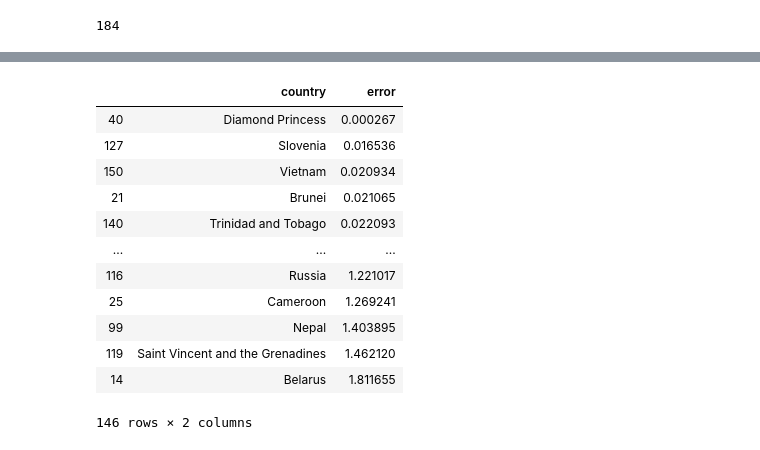
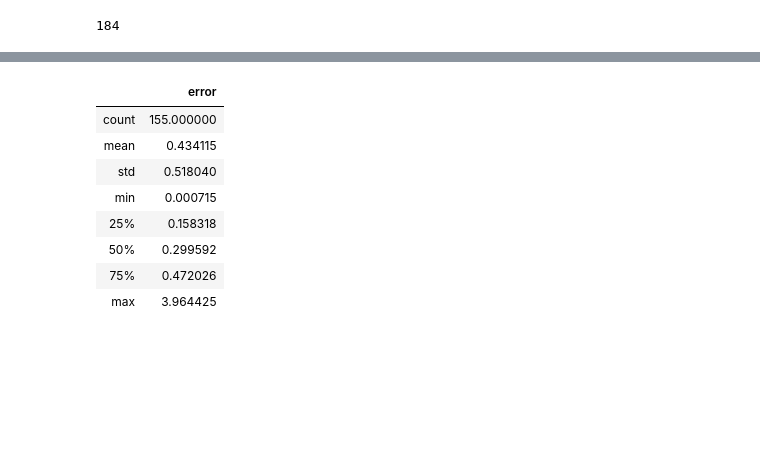
Before and after one commit to Aveek-Saha/CovidAnalysis, a Jupyter notebook: LSTM_modeling.ipynb, the cells around one changed output, grey strips where cells are left out. Drawn from its saved outputs; the diff is of its cells as text; code cells hidden in the pictures; blank space fills up the shorter version.

Commit message:
Add Preds

```diff
--- a/LSTM_modeling.ipynb
+++ b/LSTM_modeling.ipynb
@@ -527,12 +425,3 @@ def create_model():
 # %%
 plat = ReduceLROnPlateau(monitor='loss', patience=4, verbose=0, factor=0.7)
 cb = [plat]
-# %%
-model = create_model()
-# %%
-history = model.fit(X_train, y_train,
-                    epochs = num_epochs,
-                    batch_size = batch_size,
-                    callbacks = cb,
-                    verbose = 0,
-                    validation_split = 0.1)
@@ -595,5 +427,0 @@ plt.show()
-# %%
-pred_conf = np.array(sc.inverse_transform(predicted_conf)).reshape(1,-1)[0]
-real_conf = np.array(real_conf)
-pred_conf
-real_conf
@@ -641,7 +461,7 @@ for country in tqdm(countries):
     # Reshaping
     if X_train.shape[0] < 1:
         continue
-    print(X_train.shape)
+#     print(X_train.shape)
     X_train = np.reshape(X_train, (X_train.shape[0], X_train.shape[1], 1))
 
     testing_set = temp[train_index:]
@@ -669,9 +489,12 @@ for country in tqdm(countries):
                     callbacks = cb,
                     verbose = 0)
 
-    predicted_conf = model.predict(X_test)
-    pred_conf = np.array(sc.inverse_transform(predicted_conf)).reshape(1,-1)[0]
+#     predicted_conf = model.predict(X_test)
+#     pred_conf = np.array(sc.inverse_transform(predicted_conf)).reshape(1,-1)[0]
+
     real_conf = np.array(testing_set['Confirmed'].values)
+    res = gen_pred(X_train[-1], len(real_conf))
+    pred_conf = sc.inverse_transform(res)
 
     rmsle = np.sqrt(np.mean(np.square(np.log(pred_conf + 1) - np.log(real_conf + 1))))
 
@@ -804,18 +603,15 @@ errs
 # %%
 err = pd.DataFrame(errs, columns = ['country', 'error'])
 # %%
-err.dropna().sort_values(by= 'error')
+# err.dropna().sort_values(by= 'error')
+err.dropna().describe()
 # %% [output]
-|  | country | error |
-| 40 | Diamond Princess | 0.000267 |
-| 127 | Slovenia | 0.016536 |
-| 150 | Vietnam | 0.020934 |
-| 21 | Brunei | 0.021065 |
-| 140 | Trinidad and Tobago | 0.022093 |
-| ... | ... | ... |
-| 116 | Russia | 1.221017 |
-| 25 | Cameroon | 1.269241 |
-| 99 | Nepal | 1.403895 |
-| 119 | Saint Vincent and the Grenadines | 1.462120 |
-| 14 | Belarus | 1.811655 |
+|  | error |
+| count | 155.000000 |
+| mean | 0.434115 |
+| std | 0.518040 |
+| min | 0.000715 |
+| 25% | 0.158318 |
+| 50% | 0.299592 |
+| 75% | 0.472026 |
+| max | 3.964425 |
-146 rows × 2 columns
```
Also changed, not shown: parts of 49 cells of this notebook, 1 other file.
